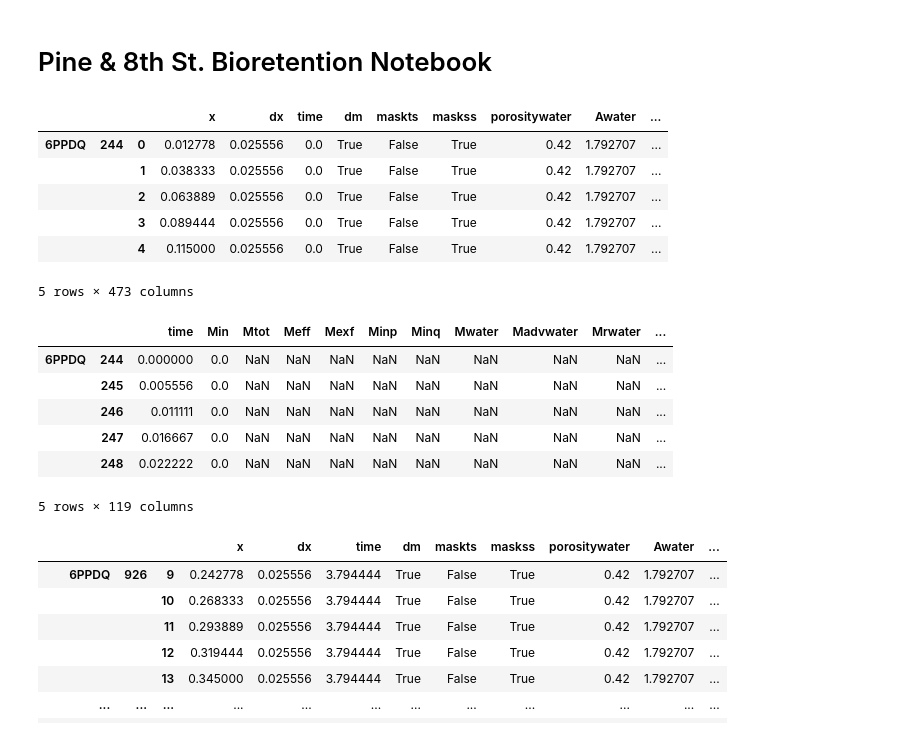
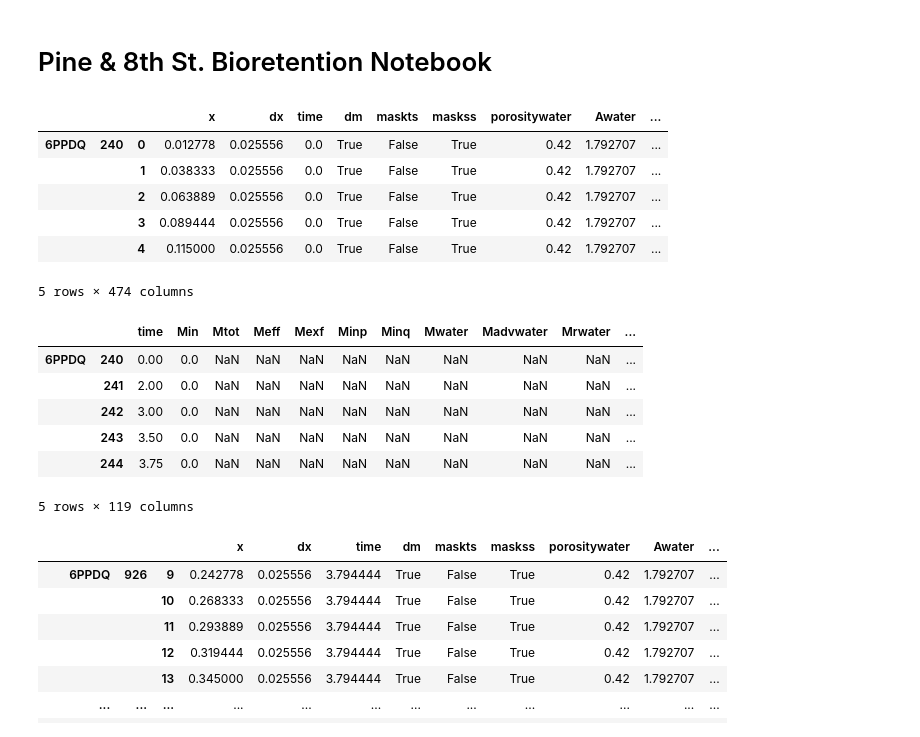
Before and after one commit to tfmrodge/SubsurfaceSinks, a Jupyter notebook: Pine & 8th BC Plotting.ipynb, the cells around one changed output. Drawn from its saved outputs; the diff is of its cells as text; code cells hidden in the pictures.

```diff
--- a/Pine & 8th BC Plotting.ipynb
+++ b/Pine & 8th BC Plotting.ipynb
@@ -21,45 +21,45 @@ chemsumm = pd.read_excel('inputfiles/6PPDQ_CHEMSUMM.xlsx',index_col = 0)
 params = pd.read_excel('inputfiles/params_Pine8th.xlsx',index_col = 0)
 pp = None
 inpath = 'D:/OneDrive - UBC/Postdoc/Active Projects/6PPD/Modeling/Pickles/'
-#res = pd.read_pickle(fpath+'6PPDQ_spiketest.pkl')
-res = pd.read_pickle(inpath+'outputspiketest1.pkl')
-#res = pd.read_pickle(fpath+'6PPDQ_2014.pkl')
-#res = pd.read_pickle(fpath+'6PPDQ_simstorm.pkl')
+#res = pd.read_pickle(inpath+'outputspiketest1.pkl')
+#res = pd.read_pickle(inpath+'wateryeartest.pkl')
+res = pd.read_pickle(inpath+'20230112_SpikeTestCalibrated.pkl')
 #res = pd.read_pickle(fpath+'/pickles/outputtest.pkl')
 res.head()
 # %% [output]
 |  |  |  | x | dx | time | dm | maskts | maskss | porositywater | Awater | ... |
-| 6PPDQ | 244 | 0 | 0.012778 | 0.025556 | 0.0 | True | False | True | 0.42 | 1.792707 | ... |
+| 6PPDQ | 240 | 0 | 0.012778 | 0.025556 | 0.0 | True | False | True | 0.42 | 1.792707 | ... |
 |  |  | 1 | 0.038333 | 0.025556 | 0.0 | True | False | True | 0.42 | 1.792707 | ... |
 |  |  | 2 | 0.063889 | 0.025556 | 0.0 | True | False | True | 0.42 | 1.792707 | ... |
 |  |  | 3 | 0.089444 | 0.025556 | 0.0 | True | False | True | 0.42 | 1.792707 | ... |
 |  |  | 4 | 0.115000 | 0.025556 | 0.0 | True | False | True | 0.42 | 1.792707 | ... |
-5 rows × 473 columns
+5 rows × 474 columns
 # %%
 #Calculate the masses
 #timeseries = pd.read_excel('inputfiles/2014_timeseries.xlsx')
-timeseries = pd.read_excel('inputfiles/timeseries_Pine8th.xlsx')
-indfactor = 3#3#'Load' #3#3
+timeseries = pd.read_excel('inputfiles/timeseries_wateryear.xlsx')
+timeseries = timeseries.loc[timeseries.time<240,:]
+indfactor = 1#3#3#'Load' #3#3
 if indfactor == 'Load':
     timeseries = pd.read_pickle(pklpath+timedfname)
 else:
     try:
         int(indfactor) == indfactor
         timeseries = bc.modify_timestep(timeseries,indfactor)
     except TypeError:
         pass
 #timeseries = timeseries[timeseries.time<=6]
 bc = BCBlues(locsumm,chemsumm,params,timeseries,numc)
 mbal = bc.mass_balance(res,numc)
 mbal_cum = bc.mass_balance_cumulative(numc, mass_balance = mbal,normalized=True)
 mbal_cum.head()
 # %% [output]
 |  |  | time | Min | Mtot | Meff | Mexf | Minp | Minq | Mwater | Madvwater | Mrwater | ... |
-| 6PPDQ | 244 | 0.000000 | 0.0 | NaN | NaN | NaN | NaN | NaN | NaN | NaN | NaN | ... |
-|  | 245 | 0.005556 | 0.0 | NaN | NaN | NaN | NaN | NaN | NaN | NaN | NaN | ... |
-|  | 246 | 0.011111 | 0.0 | NaN | NaN | NaN | NaN | NaN | NaN | NaN | NaN | ... |
-|  | 247 | 0.016667 | 0.0 | NaN | NaN | NaN | NaN | NaN | NaN | NaN | NaN | ... |
-|  | 248 | 0.022222 | 0.0 | NaN | NaN | NaN | NaN | NaN | NaN | NaN | NaN | ... |
+| 6PPDQ | 240 | 0.00 | 0.0 | NaN | NaN | NaN | NaN | NaN | NaN | NaN | NaN | ... |
+|  | 241 | 2.00 | 0.0 | NaN | NaN | NaN | NaN | NaN | NaN | NaN | NaN | ... |
+|  | 242 | 3.00 | 0.0 | NaN | NaN | NaN | NaN | NaN | NaN | NaN | NaN | ... |
+|  | 243 | 3.50 | 0.0 | NaN | NaN | NaN | NaN | NaN | NaN | NaN | NaN | ... |
+|  | 244 | 3.75 | 0.0 | NaN | NaN | NaN | NaN | NaN | NaN | NaN | NaN | ... |
 5 rows × 119 columns
 # %%
 res.loc[:,'c'] = res.v1*(res.dt)/res.dx
```
Also changed, not shown: parts of 8 cells of this notebook, 5 other files.
